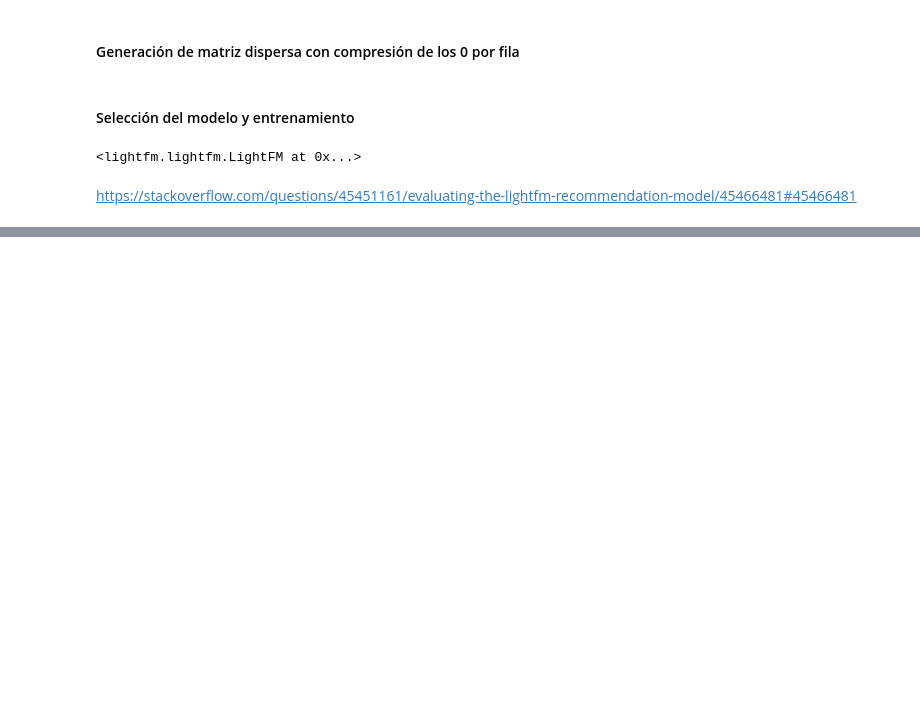
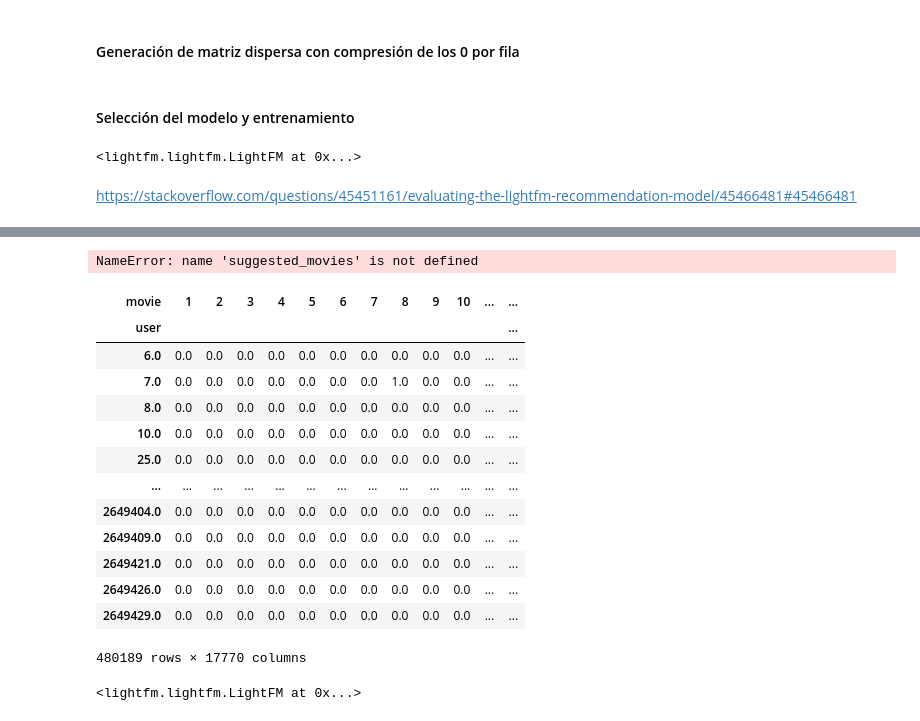
Before and after one commit to melipass/umayor-business-intelligence, a Jupyter notebook: tarea-2/1.ipynb, the cells around one changed output, grey strips where cells are left out. Drawn from its saved outputs; the diff is of its cells as text; code cells hidden in the pictures; blank space fills up the shorter version.

Commit message:
Model complete, only explanation and cleaning tasks left

```diff
--- a/tarea-2/1.ipynb
+++ b/tarea-2/1.ipynb
@@ -204,0 +216,44 @@ array([-3.4648578, -1.7749546, -3.0492978, ..., -4.08479  , -1.1053587,
+# %%
+suggested_movies.sort()
+# %% [output]
+NameError: name 'suggested_movies' is not defined
+# %%
+'''
+ratings_folder = 'c:\\umayor\\training_set'
+files = ['\\mv_{}.txt'.format(str(f).zfill(7)) for f in range(1,17771)]
+df_list_binary = []
+
+for filename in tqdm(files):
+    temp = pd.read_csv(ratings_folder + filename, names = ['user', 'rating', 'year'], skiprows = 1)
+    temp['rating'].values[temp['rating'].values < 4] = -1
+    temp['rating'].values[temp['rating'].values >= 4] = 1
+    temp = temp.astype(dtype = {'user': np.single, 'rating': np.single}).drop(columns = ['year'])
+    temp['movie'] = filename.split('.')[0].split('_')[1].lstrip('0')
+    interactions = (temp.groupby(['user', 'movie'])['rating']
+      .sum()
+      .unstack()
+    )
+    df_list_binary.append(interactions)
+'''
+# %%
+'''
+pivot_df_binary = pd.DataFrame()
+pivot_df_binary = pd.concat(df_list_binary, axis=1)
+pivot_df_binary = pivot_df_binary.fillna(0)
+pivot_df_binary
+'''
+# %% [output]
+| movie | 1 | 2 | 3 | 4 | 5 | 6 | 7 | 8 | 9 | 10 | ... | ... |
+| user |  |  |  |  |  |  |  |  |  |  |  | ... |
+| 6.0 | 0.0 | 0.0 | 0.0 | 0.0 | 0.0 | 0.0 | 0.0 | 0.0 | 0.0 | 0.0 | ... | ... |
+| 7.0 | 0.0 | 0.0 | 0.0 | 0.0 | 0.0 | 0.0 | 0.0 | 1.0 | 0.0 | 0.0 | ... | ... |
+| 8.0 | 0.0 | 0.0 | 0.0 | 0.0 | 0.0 | 0.0 | 0.0 | 0.0 | 0.0 | 0.0 | ... | ... |
+| 10.0 | 0.0 | 0.0 | 0.0 | 0.0 | 0.0 | 0.0 | 0.0 | 0.0 | 0.0 | 0.0 | ... | ... |
+| 25.0 | 0.0 | 0.0 | 0.0 | 0.0 | 0.0 | 0.0 | 0.0 | 0.0 | 0.0 | 0.0 | ... | ... |
+| ... | ... | ... | ... | ... | ... | ... | ... | ... | ... | ... | ... | ... |
+| 2649404.0 | 0.0 | 0.0 | 0.0 | 0.0 | 0.0 | 0.0 | 0.0 | 0.0 | 0.0 | 0.0 | ... | ... |
+| 2649409.0 | 0.0 | 0.0 | 0.0 | 0.0 | 0.0 | 0.0 | 0.0 | 0.0 | 0.0 | 0.0 | ... | ... |
+| 2649421.0 | 0.0 | 0.0 | 0.0 | 0.0 | 0.0 | 0.0 | 0.0 | 0.0 | 0.0 | 0.0 | ... | ... |
+| 2649426.0 | 0.0 | 0.0 | 0.0 | 0.0 | 0.0 | 0.0 | 0.0 | 0.0 | 0.0 | 0.0 | ... | ... |
+| 2649429.0 | 0.0 | 0.0 | 0.0 | 0.0 | 0.0 | 0.0 | 0.0 | 0.0 | 0.0 | 0.0 | ... | ... |
+480189 rows × 17770 columns
@@ -204,0 +268,5 @@ array([-3.4648578, -1.7749546, -3.0492978, ..., -4.08479  , -1.1053587,
+# %%
+model = LightFM(loss='warp')
+model.fit(train_binary, epochs=5, verbose=True)
+# %% [output]
+<lightfm.lightfm.LightFM at 0x...>
```
Also changed, not shown: parts of 18 cells of this notebook, 1 other file.
